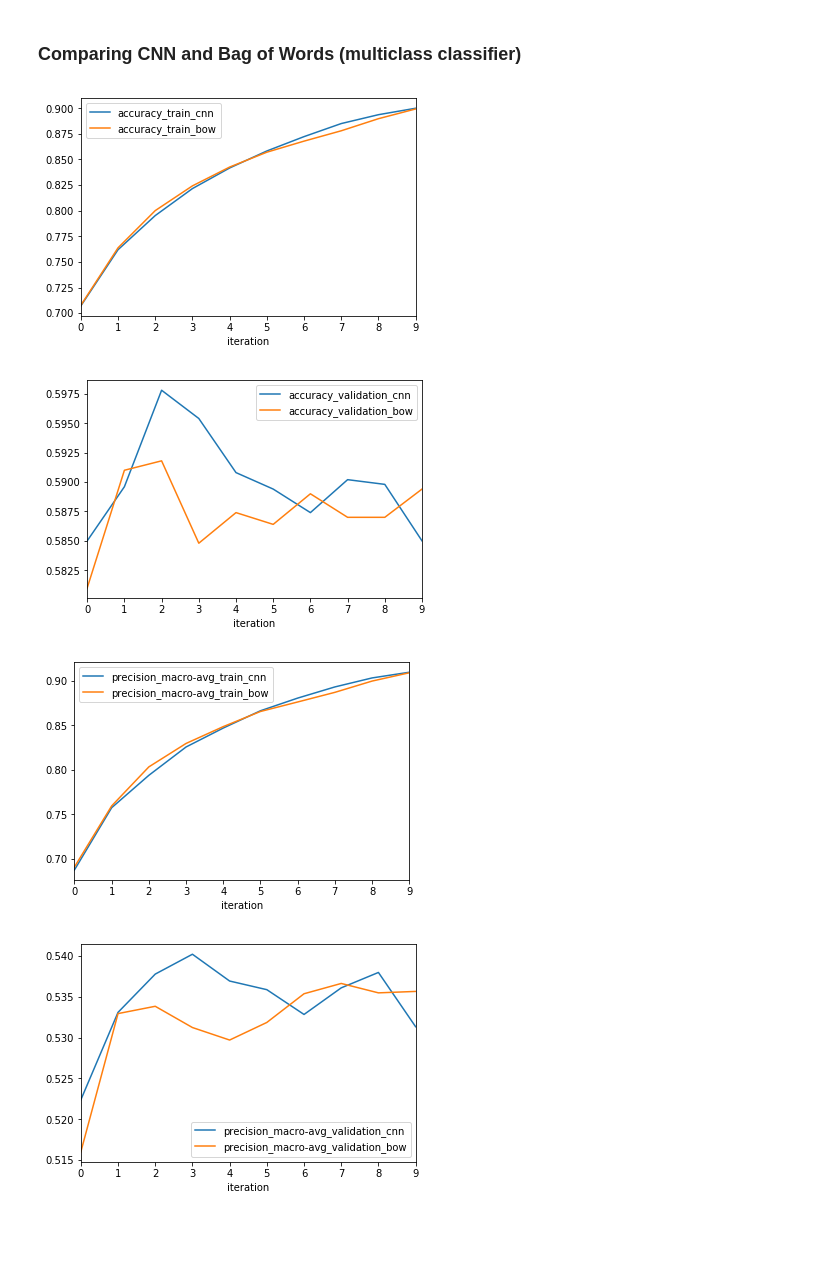
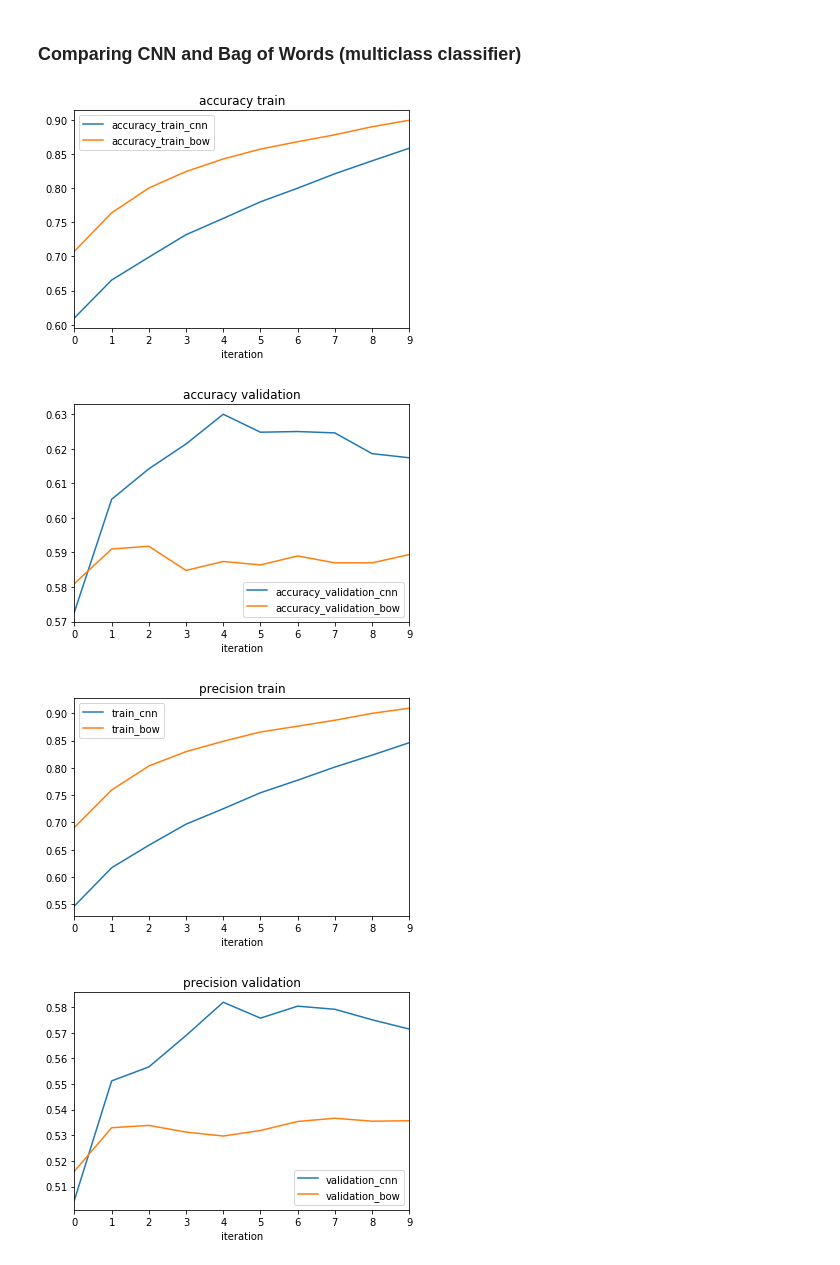
Before and after one commit to cmd16/cs344-artificial-intelligence, a Jupyter notebook: final_project/yelp_reviews.ipynb, the cells around one changed output. Drawn from its saved outputs; the diff is of its cells as text; code cells hidden in the pictures; blank space fills up the shorter version.

Commit message:
prepare report and system for final submission

```diff
--- a/final_project/yelp_reviews.ipynb
+++ b/final_project/yelp_reviews.ipynb
@@ -618,5 +686,5 @@ For precision in the training data, category 5 is eventually surpassed by catego
 # %%
-train_data, nlp, train_info, dev_info = prepare_training(train_star, n_texts=25000, train_split=0.8, cfg={"exclusive_classes": True, "architecture": "bow"},
+train_data, nlp, train_info, dev_info = prepare_training(train_star, n_texts=25000, train_split=0.8, cfg={"exclusive_classes": True, "architecture": "cnn"},
                                                         labels=star_labels, cat_function=starcats_from_labels)
 metrics_mcnn = do_training(train_data, nlp, train_info, dev_info, labels=star_labels, n_iter=10)
 # %% [output]
@@ -665,22 +739,26 @@ The same patterns I mentioned for multiclass bow can be found in multiclass CNN.
 # %%
 ax_t = metrics_mcnn.plot(x="iteration", y=f"accuracy_train", label="accuracy_train_cnn")
 ax_v = metrics_mcnn.plot(x="iteration", y=f"accuracy_validation", label="accuracy_validation_cnn")
 metrics_mbow.plot(x="iteration", y=f"accuracy_train", label="accuracy_train_bow", ax=ax_t)
 metrics_mbow.plot(x="iteration", y=f"accuracy_validation", label="accuracy_validation_bow", ax=ax_v)
+ax_t.set_title("accuracy train")
+ax_v.set_title("accuracy validation")
 
 for metric in ["precision", "recall"]:
     ax_t = None
     ax_v = None
     for metrics, name in zip([metrics_mcnn, metrics_mbow], ["cnn", "bow"]):
-        ax_t = metrics.plot(x="iteration", y=f"{metric}_macro-avg_train", label=f"{metric}_macro-avg_train_{name}", ax=ax_t)
-        ax_v = metrics.plot(x="iteration", y=f"{metric}_macro-avg_validation", label=f"{metric}_macro-avg_validation_{name}", ax=ax_v)
+        ax_t = metrics.plot(x="iteration", y=f"{metric}_macro-avg_train", label=f"train_{name}", ax=ax_t)
+        ax_v = metrics.plot(x="iteration", y=f"{metric}_macro-avg_validation", label=f"validation_{name}", ax=ax_v)
+    ax_t.set_title(f"{metric} train")
+    ax_v.set_title(f"{metric} validation")
     # hard to see difference between classifiers when you use the same axis
 #     ax = None
 #     for metrics, name in zip([metrics_mcnn, metrics_mbow], ["cnn", "bow"]):
 #         ax = metrics.plot(x="iteration", y=f"{metric}_macro-avg_train", ax=ax)
 #         metrics.plot(x="iteration", y=f"{metric}_macro-avg_validation", ax=ax)
 # %% [output]
-[figure, old version]
+[figure, new version]
-[figure, old version]
+[figure, new version]
-[figure, old version]
+[figure, new version]
-[figure, old version]
+[figure, new version]
```
Also changed, not shown: parts of 21 cells of this notebook, 3 other files.
